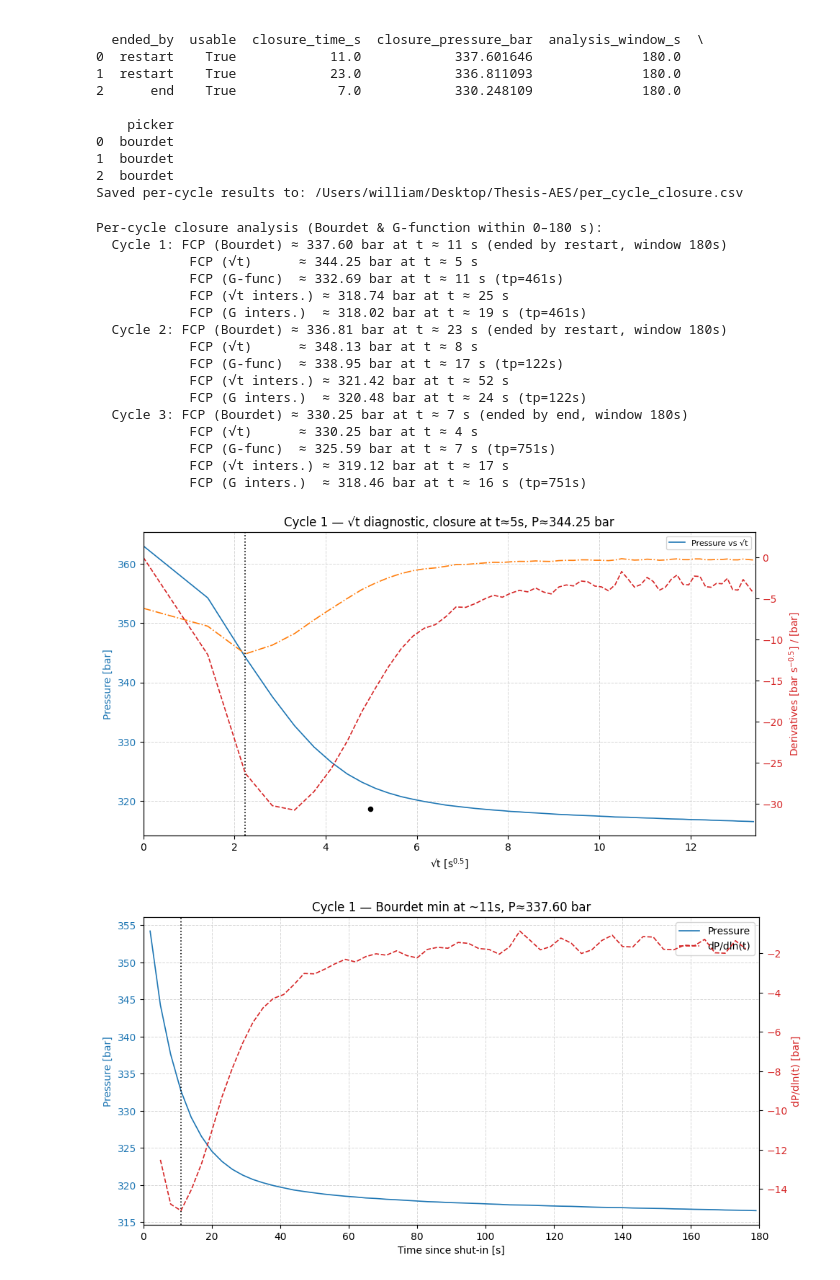
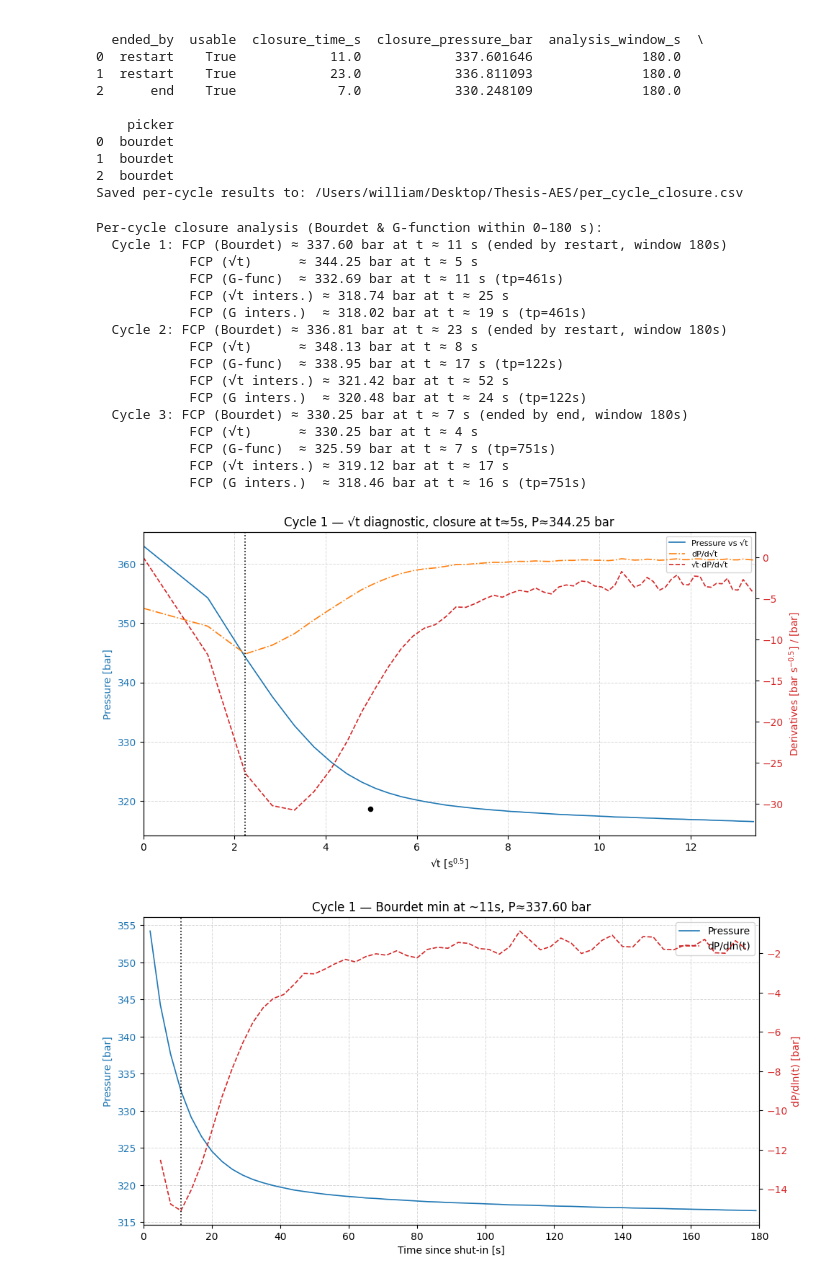
Before and after one commit to HoremanW/Thesis-AES, a Jupyter notebook: notebook.ipynb, the cells around one changed output. Saved outputs shown, nothing was run; the diff lists cells and outputs as text; code cells hidden in the pictures.

```diff
--- a/notebook.ipynb
+++ b/notebook.ipynb
@@ -423,10 +423,12 @@ else:
             if np.isfinite(x_cl) and np.isfinite(cp_bar):
                 ax_left_srt.scatter([x_cl], [cp_bar], s=20, c="k", zorder=5)
 
-            try:
-                ax_left_srt.legend(loc="best", fontsize=8)
-            except Exception:
-                pass
+
+            # Rebuild combined legend so Pressure, both derivatives, fits, and marker all show up
+            h1, l1 = ax_left_srt.get_legend_handles_labels()
+            h2, l2 = ax_right_srt.get_legend_handles_labels()
+            ax_left_srt.legend(h1 + h2, l1 + l2, loc="best", fontsize=8)
+
 
         # --- Plot Bourdet (pressure on left; dP/dln t on right), with marker ---
         figBRD, (axBRD_left, axBRD_right) = plotting.plot_bourdet(
@@ -521,7 +523,7 @@ else:
                 axG_left.scatter([G_cl], [cp_bar_g], s=20, c="k", zorder=5)
 
             try:
-                axG.legend(loc="best", fontsize=8)
+                axG_left.legend(loc="best", fontsize=8)
             except Exception:
                 pass
 
@@ -584,33 +586,33 @@ else:
         # 5) G intersection
         if res_g.get("ok"):
             cp_bar_g = res_g.get("closure_pressure_bar")
             ct_s_g   = res_g.get("closure_time_s")
             lines.append(
                 f"            FCP (G inters.)  ≈ {_fmt(cp_bar_g)} bar at t ≈ {_fmt(ct_s_g, 0)} s "
                 f"(tp={_fmt(tp_s, 0)}s)"
             )
         else:
             lines.append(f"            FCP (G inters.)  — not available (tp={_fmt(tp_s, 0)}s)")
 
         # Emit the 5 lines for THIS cycle together
         print("\n".join(lines))
 # %% [output]
 Per-cycle closure analysis (Bourdet & G-function within 0–180 s):
   Cycle 1: FCP (Bourdet) ≈ 337.60 bar at t ≈ 11 s (ended by restart, window 180s)
             FCP (√t)      ≈ 344.25 bar at t ≈ 5 s
             FCP (G-func)  ≈ 332.69 bar at t ≈ 11 s (tp=461s)
             FCP (√t inters.) ≈ 318.74 bar at t ≈ 25 s
             FCP (G inters.)  ≈ 318.02 bar at t ≈ 19 s (tp=461s)
   Cycle 2: FCP (Bourdet) ≈ 336.81 bar at t ≈ 23 s (ended by restart, window 180s)
             FCP (√t)      ≈ 348.13 bar at t ≈ 8 s
             FCP (G-func)  ≈ 338.95 bar at t ≈ 17 s (tp=122s)
             FCP (√t inters.) ≈ 321.42 bar at t ≈ 52 s
             FCP (G inters.)  ≈ 320.48 bar at t ≈ 24 s (tp=122s)
   Cycle 3: FCP (Bourdet) ≈ 330.25 bar at t ≈ 7 s (ended by end, window 180s)
             FCP (√t)      ≈ 330.25 bar at t ≈ 4 s
             FCP (G-func)  ≈ 325.59 bar at t ≈ 7 s (tp=751s)
             FCP (√t inters.) ≈ 319.12 bar at t ≈ 17 s
             FCP (G inters.)  ≈ 318.46 bar at t ≈ 16 s (tp=751s)
-[figure, old version]
+[figure, new version]
 [figure]
 [figure]
```
Also changed, not shown: parts of 3 cells of this notebook, 1 other file.
